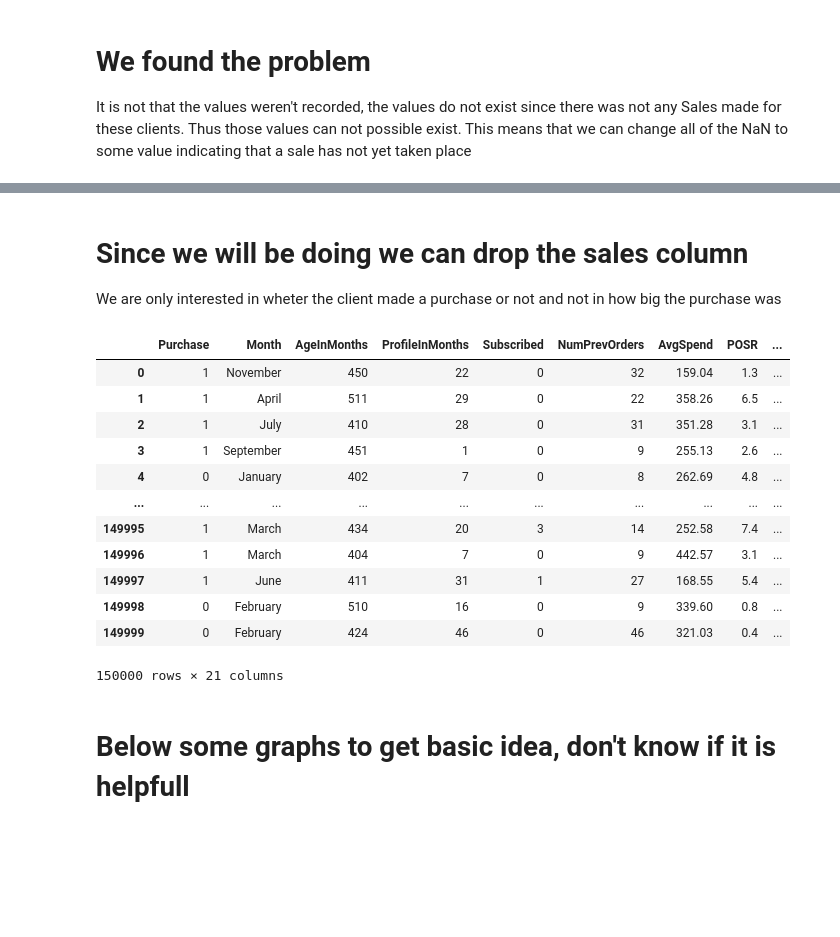
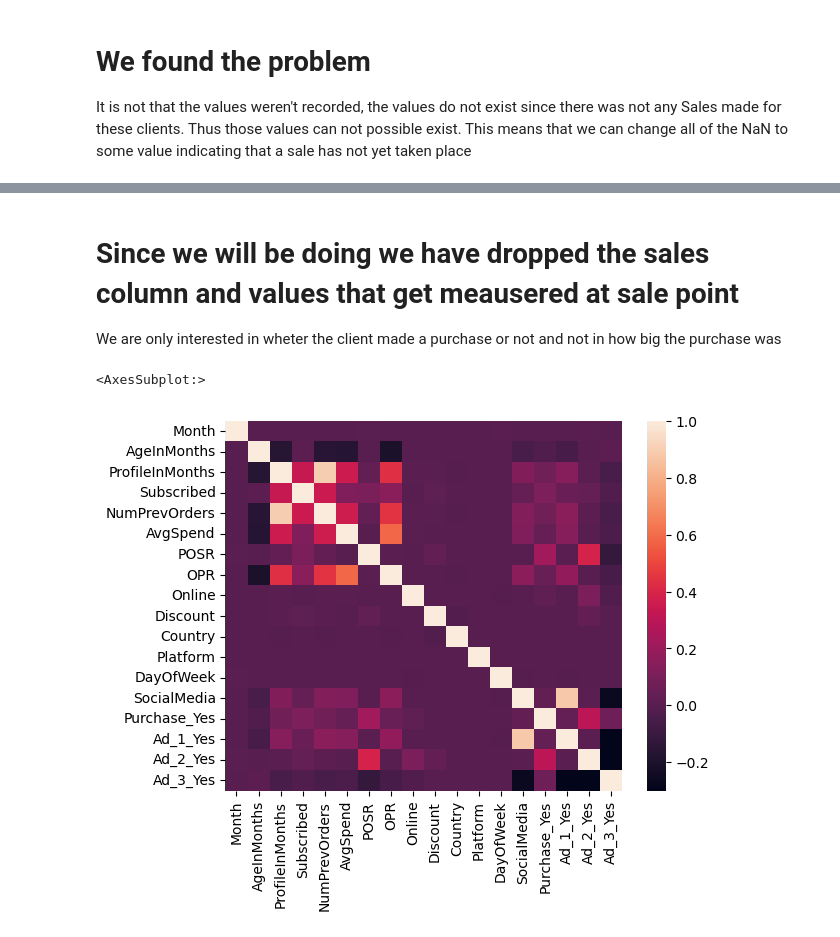
Before and after one commit to Ryno-Pieterse/DS241-Project, a Jupyter notebook: DataScienceFAS.ipynb, the cells around one changed output, grey strips where cells are left out. Cells and saved outputs as stored; diff of their text form; code cells hidden in the pictures; blank space fills up the shorter version.

```diff
--- a/DataScienceFAS.ipynb
+++ b/DataScienceFAS.ipynb
@@ -153,0 +225,9 @@ Here follows the basic format to getting dummie values and drop unneccasary tabl
+# %%
+X = df_discount.drop(['Discount'], axis=1)
+y = df_discount[['Discount']]
+imputed_mean = y
+imp_mean = SimpleImputer( strategy='mean')
+imp_mean.fit(y)
+trans = imp_mean.transform(y)
+imputed_mean = pd.DataFrame(trans, columns = ['Discount'])
+imputed_mean
@@ -153,0 +271,9 @@ Here follows the basic format to getting dummie values and drop unneccasary tabl
+# %%
+X = df_discount.drop(['Discount'], axis=1)
+y = df_discount[['Discount']]
+imputed_mostF = y
+imp_mostF = SimpleImputer( strategy='most_frequent')
+imp_mostF.fit(y)
+trans = imp_mostF.transform(y)
+imputed_mostF = pd.DataFrame(trans, columns = ['Discount'])
+type(imputed_mostF)
@@ -153,0 +282,11 @@ Here follows the basic format to getting dummie values and drop unneccasary tabl
+# %%
+test_mean = X
+test_median = X
+test_mostF = X
+test_mean['Discount'] = imputed_mean['Discount']
+test_mean_X = test_mean.drop(['Purchase_Yes'], axis=1)
+test_median['Discount'] = imputed_median['Discount']
+test_median_X = test_median.drop(['Purchase_Yes'], axis=1)
+test_mostF['Discount'] = imputed_mostF['Discount']
+test_mostF_X = test_mostF.drop(['Purchase_Yes'], axis=1)
+y = df_discount['Purchase_Yes']
@@ -154,7 +319,6 @@ Here follows the basic format to getting dummie values and drop unneccasary tabl
 # %%
-df = data
-
-df_dum = pd.get_dummies(df)
-df_dum = df_dum.drop(['Ad_1_No','Ad_2_No','Ad_3_No','Purchase_No', 'SocialMedia_None','DayOfWeek_Sunday'], axis=1)
-df_dum.info()
+X = df_discount
+X['Discount'] =test_mean_X['Discount']
+y = df_discount['Purchase_Yes']
+X.corr()
 # %% [output]
@@ -178,22 +342,9 @@ memory usage: 18.2 MB
 # %% [markdown]
-# Since we will be doing we can drop the sales column
+# Since we will be doing we have dropped the sales column and values that get meausered at sale point
 
 We are only interested in wheter the client made a purchase or not and not in how big the purchase was
 # %%
-df = df.drop(columns=['Sales'])
+sns.heatmap(X.corr())
 # %% [output]
-|  | Purchase | Month | AgeInMonths | ProfileInMonths | Subscribed | NumPrevOrders | AvgSpend | POSR | ... |
-| 0 | 1 | November | 450 | 22 | 0 | 32 | 159.04 | 1.3 | ... |
-| 1 | 1 | April | 511 | 29 | 0 | 22 | 358.26 | 6.5 | ... |
-| 2 | 1 | July | 410 | 28 | 0 | 31 | 351.28 | 3.1 | ... |
-| 3 | 1 | September | 451 | 1 | 0 | 9 | 255.13 | 2.6 | ... |
-| 4 | 0 | January | 402 | 7 | 0 | 8 | 262.69 | 4.8 | ... |
-| ... | ... | ... | ... | ... | ... | ... | ... | ... | ... |
-| 149995 | 1 | March | 434 | 20 | 3 | 14 | 252.58 | 7.4 | ... |
-| 149996 | 1 | March | 404 | 7 | 0 | 9 | 442.57 | 3.1 | ... |
-| 149997 | 1 | June | 411 | 31 | 1 | 27 | 168.55 | 5.4 | ... |
-| 149998 | 0 | February | 510 | 16 | 0 | 9 | 339.60 | 0.8 | ... |
-| 149999 | 0 | February | 424 | 46 | 0 | 46 | 321.03 | 0.4 | ... |
-150000 rows × 21 columns
+<AxesSubplot:>
+[figure, added]
-# %% [markdown]
-#  Below some graphs to get basic idea, don't know if it is helpfull
```
Also changed, not shown: parts of 27 cells of this notebook.
